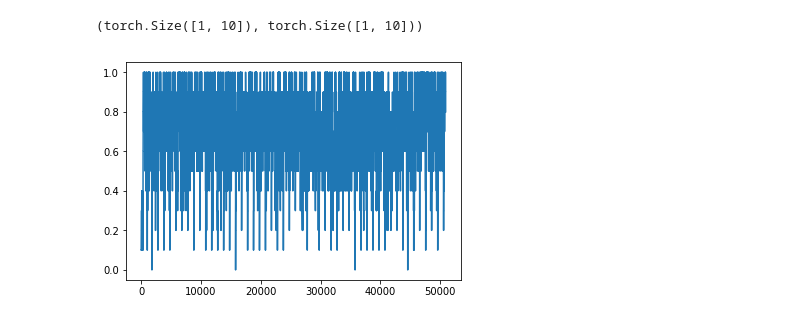
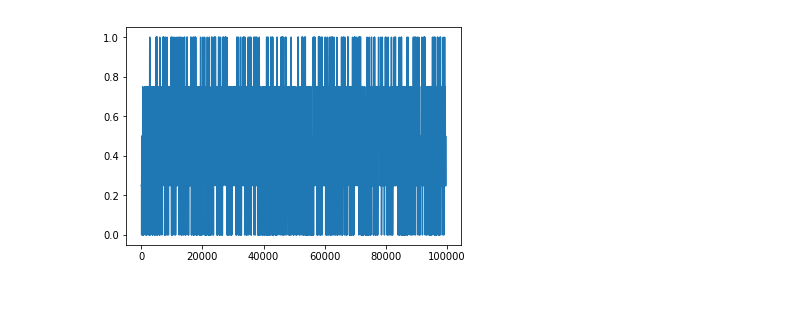
Before and after one commit to charlesmurphy1/dynalearn, a Jupyter notebook: notebooks/cvae_SIS_shared_degreemethod.ipynb, the cells around one changed output. Drawn from its saved outputs; the diff is of its cells as text; code cells hidden in the pictures.

```diff
--- a/notebooks/cvae_SIS_shared_degreemethod.ipynb
+++ b/notebooks/cvae_SIS_shared_degreemethod.ipynb
@@ -18,28 +36,36 @@ val_sample = 1000
 # %%
 # Generating the network
-graph = nx.random_regular_graph(degree, n_nodes)
-#graph = nx.barabasi_albert_graph(n_nodes, 3)
-nx.write_edgelist(graph, fprefix + 'edgelist.b')
+n_nodes = 4
+rate = 1.
+T = 50
+dt = 0.01
+train_sample = 100000
+val_sample = 10000
+approach = "degreeMethod"
+
+# graph = complete_graph(n_nodes)
+# graph = chain_graph(n_nodes)
+graph = star_graph(n_nodes)
 
 # Generating the dataset
-transform = [dl.SIS_StateToFloat(), dl.ResizeData((1, n_nodes))]
-dataset = dl.SISDataset(rate)
-dataset.generate(graph, train_sample, T, init_active=0.01, dt=0.01, pre_transform=transform)
+transform = [dl.SIS_StateToFloat(), dl.ResizeData([1, n_nodes])]
+train_dataset = dl.SISDataset(rate)
+val_dataset = dl.SISDataset(rate)
+train_dataset.generate(graph, train_sample, T, init_active=0.01, dt=dt, pre_transform=transform)
+val_dataset.generate(graph, val_sample, T, init_active=0.01, dt=dt, pre_transform=transform)
+
+f_prefix = 'data/' + approach + "_" + graph.name + "_SIS_rate{0}_dt{1}".format(rate, dt)
-# %%
-dataset[0][0].size(), dataset[0][1].size()
-# %% [output]
-(torch.Size([1, 10]), torch.Size([1, 10]))
 # %%
-def show_train_dataset(dataset):
+def show_dataset(dataset):
     avg = []
     for i in range(len(dataset)):
         x = dataset[i][0].numpy()
         avg.append(np.mean(x))
     return avg
-avg = show_train_dataset(dataset)
+avg = show_dataset(train_dataset)
 plt.plot(avg)
 plt.show()
 # %% [output]
-[figure, old version]
+[figure, new version]
 # %%
 n_hidden = [128, 64]
```
Also changed, not shown: parts of 20 cells of this notebook, 8 other files.
